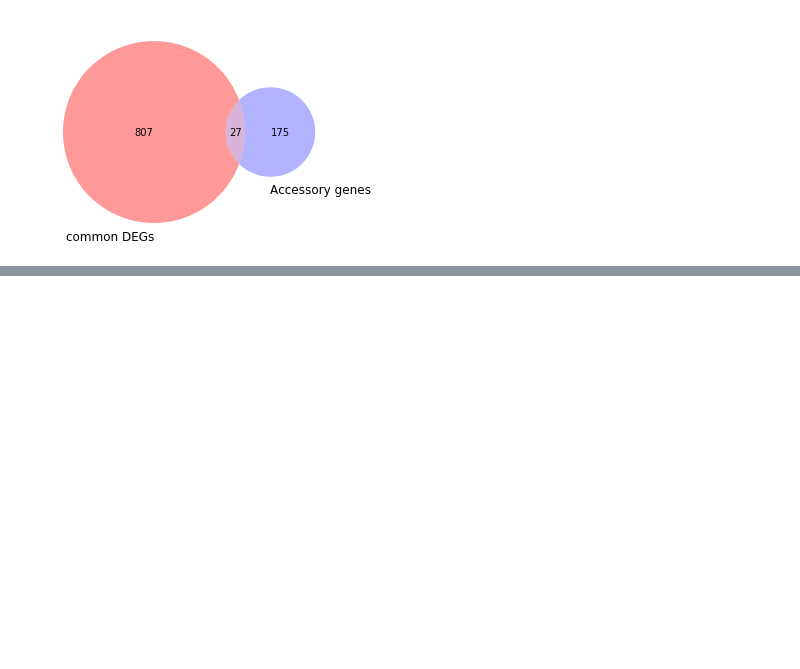
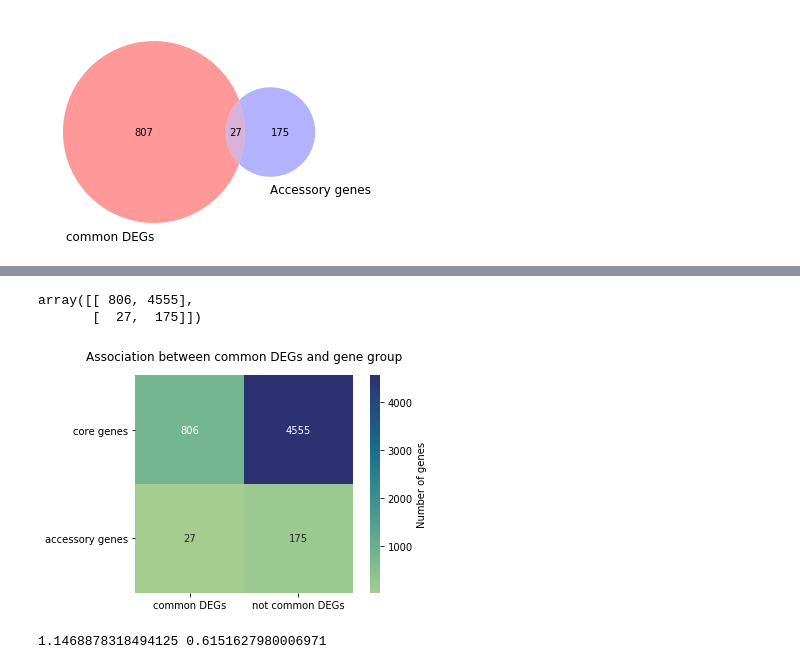
Before and after one commit to greenelab/core-accessory-interactome, a Jupyter notebook: common_genes/1_common_DEGs_and_gene_groups.ipynb, the cells around one changed output, grey strips where cells are left out. Saved outputs shown, nothing was run; the diff lists cells and outputs as text; code cells hidden in the pictures; blank space fills up the shorter version.

Commit message:
add stats test and new figure

```diff
--- a/common_genes/1_common_DEGs_and_gene_groups.ipynb
+++ b/common_genes/1_common_DEGs_and_gene_groups.ipynb
@@ -156,0 +172,73 @@ common_DEGs_label.to_csv("common_DEGs_gene_group_labeled.tsv", sep="\t")
+# %%
+# Make contingency table
+# -----|common DEG   |not common DEGs
+# core | # genes     | # genes
+# acc  | # genes     | # genes
+
+# Get not-common DEGs
+all_pao1_genes = set(pao1_expression.columns)
+not_common_DEGs_set = all_pao1_genes.difference(common_DEGs_set)
+
+# Make components of contingency table
+common_core_genes = common_DEGs_set.intersection(pao1_core_set)
+common_acc_genes = common_DEGs_set.intersection(pao1_acc_set)
+not_common_core_genes = not_common_DEGs_set.intersection(pao1_core_set)
+not_common_acc_genes = not_common_DEGs_set.intersection(pao1_acc_set)
+
+observed_contingency_table = np.array(
+    [
+        [len(common_core_genes), len(not_common_core_genes)],
+        [len(common_acc_genes), len(not_common_acc_genes)],
+    ]
+)
+observed_contingency_table
+# %% [output]
+array([[ 806, 4555],
+       [  27,  175]])
+# %%
+# Make heatmap of contingency table
+observed_contingency_table_df = pd.DataFrame(
+    data=observed_contingency_table,
+    index=["core genes", "accessory genes"],
+    columns=["common DEGs", "not common DEGs"],
+)
+f = sns.heatmap(
+    observed_contingency_table_df,
+    cmap=sns.color_palette("crest", as_cmap=True),
+    cbar_kws={"label": "Number of genes"},
+    square=True,
+    annot=True,
+    fmt=".4g",
+)
+f.set_yticklabels(f.get_yticklabels(), rotation=0)
+f.set_title("Association between common DEGs and gene group", pad=15)
+
+# Save figure
+f.figure.savefig(
+    "common_vs_gene_group_contingency_table.svg",
+    format="svg",
+    bbox_inches="tight",
+    transparent=True,
+    pad_inches=0,
+    dpi=300,
+)
+# %% [output]
+[figure, added]
+# %%
+# H0: The probability that the gene is core is the same
+# whether or not you're in the module or outside
+# H1: The probability that a gene is core is higher or lower inside the module
+# than outside the module
+
+# The two-sided p-value is the probability that, under the null hypothesis,
+# a random table would have a probability equal to or less than the probability of the input table.
+# The probability that we would observe this or an even more imbalanced ratio by chance is about ~61%
+
+# There is a positive association based on the odds ratio, but the p-value is not signficant
+oddsr, pval = scipy.stats.fisher_exact(
+    observed_contingency_table, alternative="two-sided"
+)
+
+print(oddsr, pval)
+# %% [output]
+1.1468878318494125 0.6151627980006971
```
Also changed, not shown: parts of 8 cells of this notebook, 4 other files.
